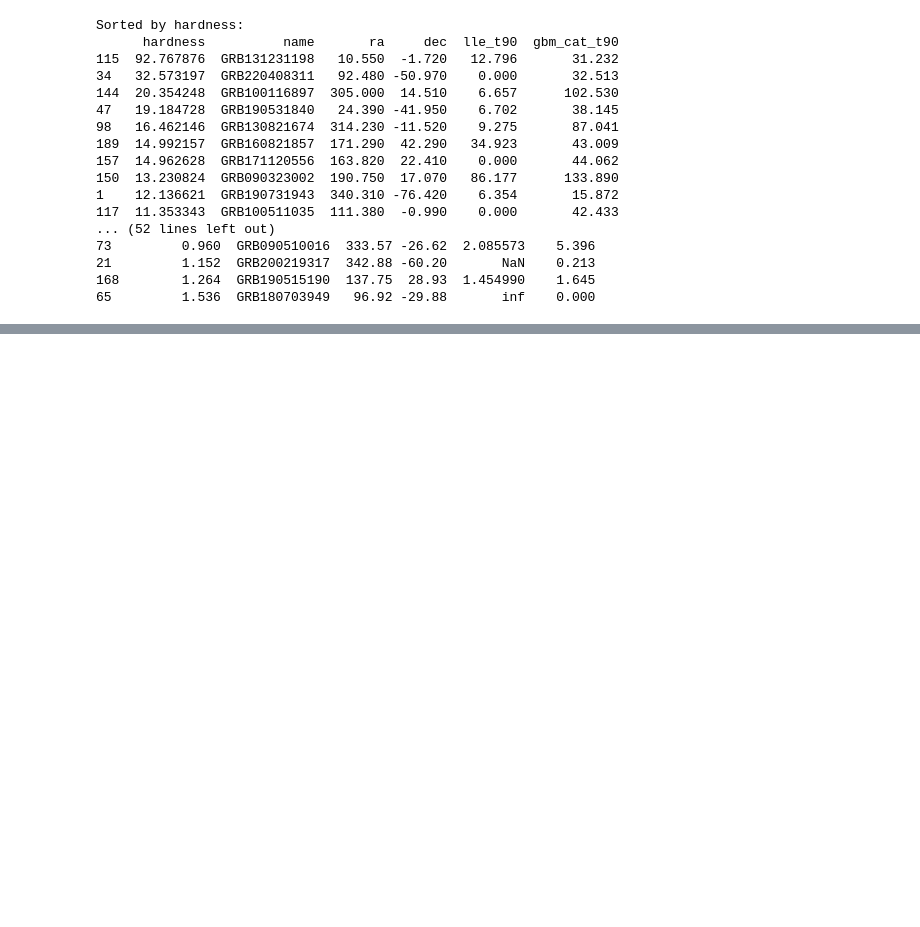
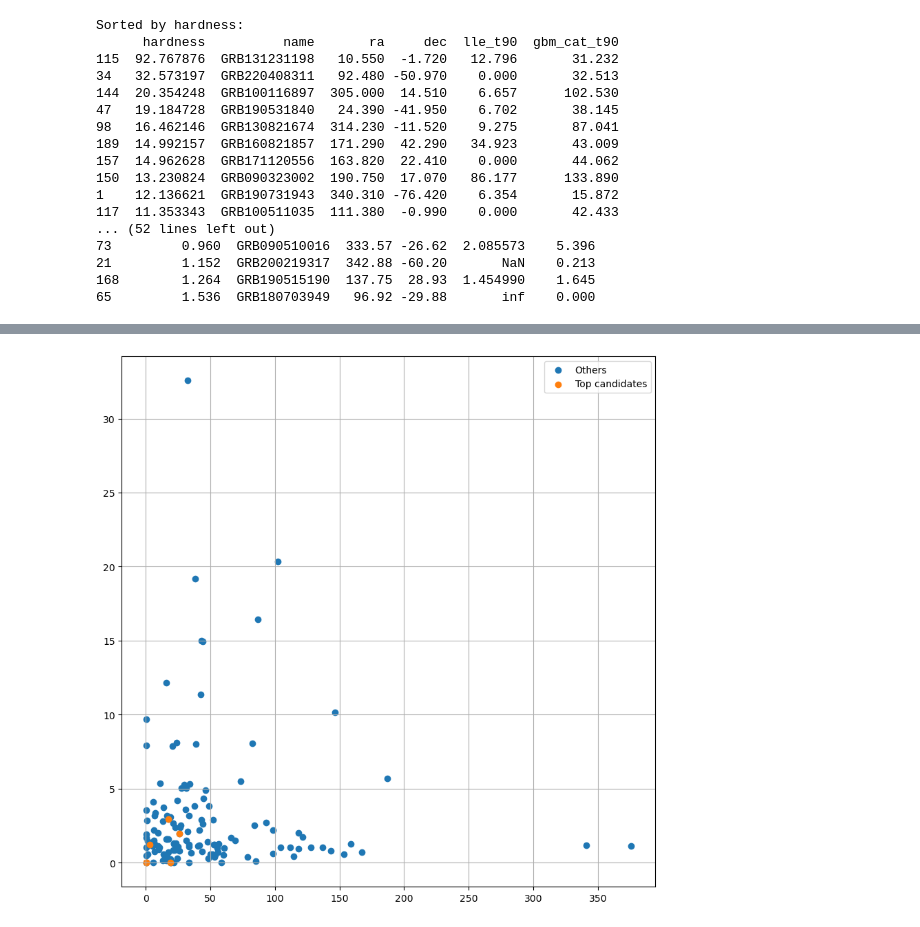
Before and after one commit to xboluna/Research, a Jupyter notebook: BHRad/GBM_Catalog_Searching/Exploring_possible_candidates.ipynb, the cells around one changed output, grey strips where cells are left out. Saved outputs shown, nothing was run; the diff lists cells and outputs as text; code cells hidden in the pictures; blank space fills up the shorter version.

```diff
--- a/BHRad/GBM_Catalog_Searching/Exploring_possible_candidates.ipynb
+++ b/BHRad/GBM_Catalog_Searching/Exploring_possible_candidates.ipynb
@@ -382,0 +391,16 @@ Ratio of norther:southern = 1.10
+# %%
+fig, ax = plt.subplots()
+
+all_except = all_candidates.query('name not in @tot')
+ax.scatter(all_except['gbm_cat_t90'], all_except['hardness'], label='Others')
+ax.scatter(tot['gbm_cat_t90'], tot['hardness'], label = 'Top candidates')
+ax.legend()
+#ax.set_ylim(0,5)
+ax.grid()
+
+fig.set_figwidth(10)
+fig.set_figheight(10)
+
+plt.show()
+# %% [output]
+[figure, added]
```
Also changed, not shown: parts of 25 cells of this notebook, 2 other files.
